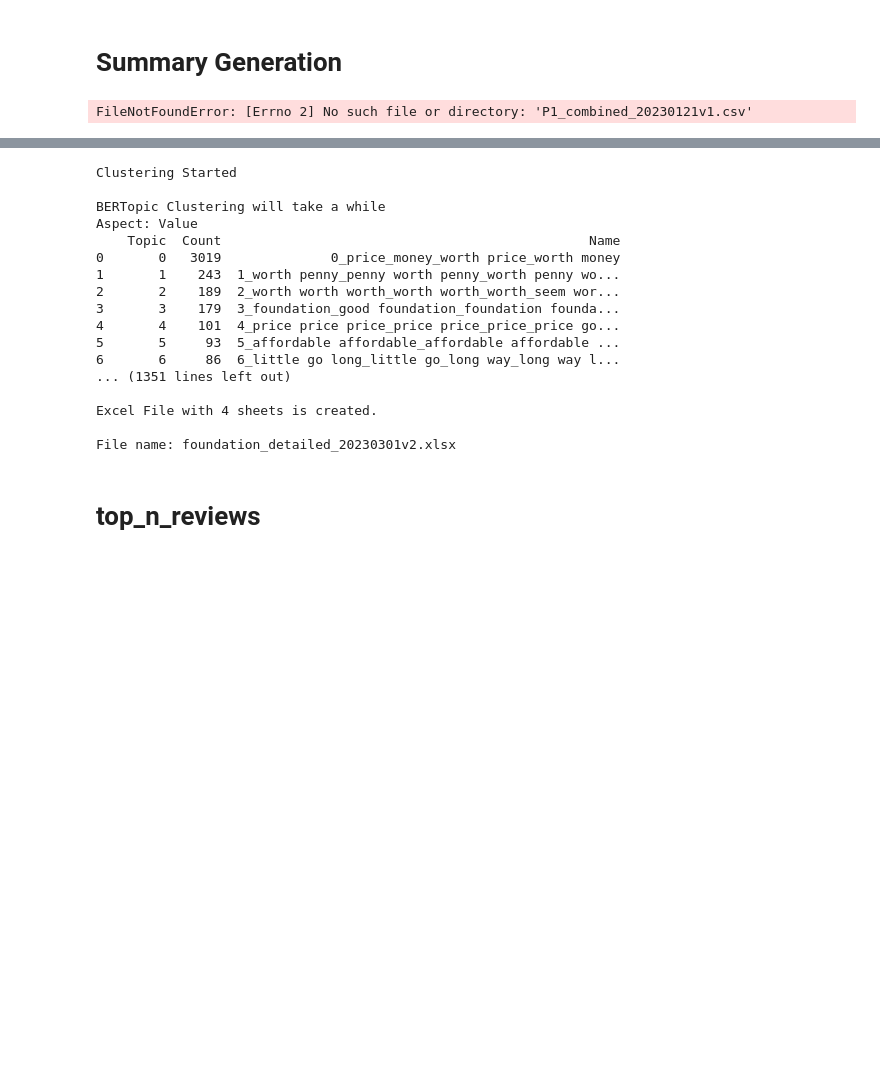
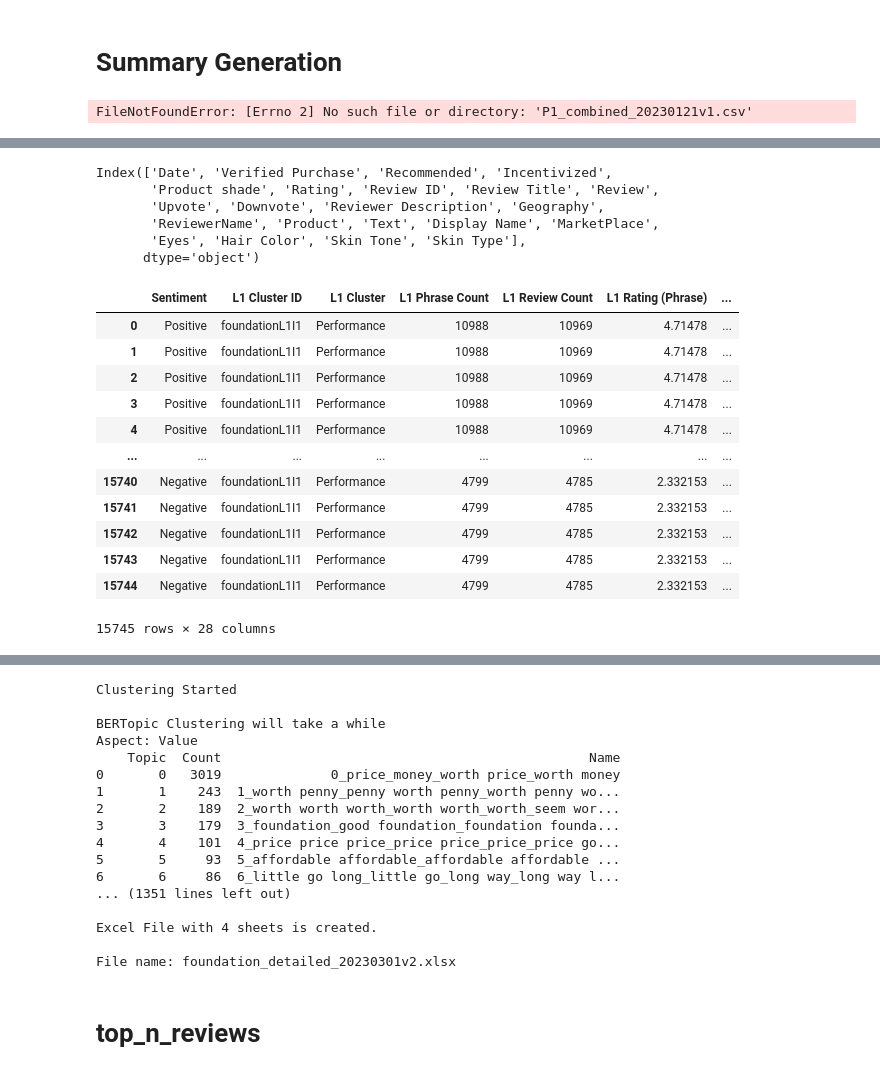
Before and after one commit to KshitizKumawat/moksh.io, a Jupyter notebook: moksh.ipynb, the cells around one changed output, grey strips where cells are left out. Saved outputs shown, nothing was run; the diff lists cells and outputs as text; code cells hidden in the pictures; blank space fills up the shorter version.

```diff
--- a/moksh.ipynb
+++ b/moksh.ipynb
@@ -747,8 +815,8 @@ daf = cluster_merge(df,multi_product=False)
 daf.to_excel('C1_P1_P2_detailed_20230225v1.xlsx',index=False)
 # %%
 def detailed_output(df,map_dict,client,take_sentiment=True,flag_rating=4,multi_product=False,compress=True,merging=False,
-                    min_l3_clusters=3,min_l3_phrases=10,percentage=10,words_per_topic=5,ng_range=(1,3),words_to_remove=[],
-                    date=date.today().strftime('%Y%m%d'),version='v1',create_exl=False):
+                    min_l3_clusters=3,min_l3_phrases=10,percentage=10,words_per_topic=5,n_neighbors=100,ng_range=(1,3),
+                    words_to_remove=[],date=date.today().strftime('%Y%m%d'),version='v1',create_exl=False):
     ###################################Removing Outlier Clusters################################
     df3 = df
     #########################################sheet5##########################################
@@ -774,7 +842,7 @@ def detailed_output(df,map_dict,client,take_sentiment=True,flag_rating=4,multi_p
 
     #######################################Clustering###########################################
     print("BERTopic Clustering will take a while")
-    nlp = spacy.load("en_core_web_trf")
+    nlp = spacy.load("en_core_web_sm")
     stopwords = ['i', 'me', 'my', 'myself', 'we', 'our', 'ours', 'ourselves', 'you', "you're", "you've", "you'll", "you'd", 'your',
      'yours', 'yourself', 'yourselves', 'he', 'him', 'his', 'himself', 'she', "she's", 'her', 'hers', 'herself', 'it', "it's",
     'its','itself', 'they', 'them', 'their', 'theirs', 'themselves', 'what', 'which', 'who', 'whom', 'this', 'that', "that'll",
@@ -790,7 +858,6 @@ def detailed_output(df,map_dict,client,take_sentiment=True,flag_rating=4,multi_p
      'thisssss', 'could','really','always','bc','truly','literally','48','none','yet','actually','like','would','ever','issss',
     'although','much','10','do','super','c','f','definitely','completely','totally','ski','ive']+words_to_remove # 'not','no'
     def tokenization(text):
-#         tk = WhitespaceTokenizer()
         return word_tokenize(text)
     def remove_stopwords(text):
         output= [i for i in text if i.lower() not in stopwords]
@@ -815,8 +882,27 @@ def detailed_output(df,map_dict,client,take_sentiment=True,flag_rating=4,multi_p
                 print("There are no phrases for this aspect & sentiment.")
                 continue
 
-            df1 = clustering(df1,words_per_topic,ng_range,compress,nlp,tokenization,remove_stopwords,aspect)
+            scores = {}
+            for x in words_per_topic:
+              for y in n_neighbors:
+                st = time.time()
+                df1 = clustering(df1,y,x,ng_range,compress,nlp,tokenization,remove_stopwords,aspect)
+                vectorizer = TfidfVectorizer()
+                dv = vectorizer.fit_transform(df1['Phrase'])
+                try:
+                    sc = silhouette_score(dv,df1['Cluster'])
+                    scores[sc] = [x,y]
+                    et = time.time()
+                    print("words_per_topic & n_neighbors:",[x,y])
+                    print("silhouette_score:",sc)
+                    print("Time Taken {:.2f} sec \n".format(et-st))
+                except:
+                    pass
 
+            max_score = max(scores.keys())
+            print("Max Score:",max_score)
+            print("words_per_topic & n_neighbors:",[scores[max_score][0],scores[max_score][1]])
+            df1 = clustering(df1,scores[max_score][1],scores[max_score][0],ng_range,compress,nlp,tokenization,remove_stopwords,aspect)
             #This code will give us the most similar phrase inside each L3 Cluster
             df1 = most_similar_phrase(df1)
 
@@ -991,12 +1077,12 @@ li = ['Marketing', 'Texture', 'Hair/scalp', 'Competitor','Performance',
 # %%
 df = pd.read_excel('foundation_completion_20230302v1.xlsx')
 # %%
-df1 = df[(df['L3 Cluster']=='Last')&(df['L2 Cluster']=='Time')]
-df1 = df1.loc[:,['Sentiment','L2 Cluster','L4 Phrase','Review','Date','Review ID','Review Rating']]
-df1.columns = ['Sentiment','Aspect','Phrase','Review','Date','Review ID','Rating']
+df1 = df[(df['Aspect']=='Skin')]
+# df1 = df1.loc[:,['Sentiment','L2 Cluster','L4 Phrase','Review','Date','Review ID','Review Rating']]
+# df1.columns = ['Sentiment','Aspect','Phrase','Review','Date','Review ID','Rating']
 # %%
-l1 = detailed_output(df,map_dict=dP1,client='foundation',take_sentiment=False,ng_range=(1,3),
-                     words_per_topic=10,words_to_remove=[],multi_product=False,compress=True,create_exl=True,version='v1')
+l1 = detailed_output(df1,map_dict=dP1,client='foundation',take_sentiment=False,ng_range=(1,3),n_neighbors=15,
+                     words_per_topic = 1,words_to_remove=[],multi_product=False,compress=True,create_exl=False,version='v1')
 # %% [output]
 Clustering Started
 
@@ -1017,0 +1104,27 @@ File name: foundation_category_detailed_20230303v1.xlsx
+# %%
+daf = pd.read_excel('foundation_all_reviews_20230228v1.xlsx')
+# %%
+daf.columns
+# %% [output]
+Index(['Date', 'Verified Purchase', 'Recommended', 'Incentivized',
+       'Product shade', 'Rating', 'Review ID', 'Review Title', 'Review',
+       'Upvote', 'Downvote', 'Reviewer Description', 'Geography',
+       'ReviewerName', 'Product', 'Text', 'Display Name', 'MarketPlace',
+       'Eyes', 'Hair Color', 'Skin Tone', 'Skin Type'],
+      dtype='object')
+# %%
+pd.merge(l1[0],daf.loc[:,['Skin Type','Review ID']],on='Review ID')
+# %% [output]
+|  | Sentiment | L1 Cluster ID | L1 Cluster | L1 Phrase Count | L1 Review Count | L1 Rating (Phrase) | ... |
+| 0 | Positive | foundationL1I1 | Performance | 10988 | 10969 | 4.71478 | ... |
+| 1 | Positive | foundationL1I1 | Performance | 10988 | 10969 | 4.71478 | ... |
+| 2 | Positive | foundationL1I1 | Performance | 10988 | 10969 | 4.71478 | ... |
+| 3 | Positive | foundationL1I1 | Performance | 10988 | 10969 | 4.71478 | ... |
+| 4 | Positive | foundationL1I1 | Performance | 10988 | 10969 | 4.71478 | ... |
+| ... | ... | ... | ... | ... | ... | ... | ... |
+| 15740 | Negative | foundationL1I1 | Performance | 4799 | 4785 | 2.332153 | ... |
+| 15741 | Negative | foundationL1I1 | Performance | 4799 | 4785 | 2.332153 | ... |
+| 15742 | Negative | foundationL1I1 | Performance | 4799 | 4785 | 2.332153 | ... |
+| 15743 | Negative | foundationL1I1 | Performance | 4799 | 4785 | 2.332153 | ... |
+| 15744 | Negative | foundationL1I1 | Performance | 4799 | 4785 | 2.332153 | ... |
+15745 rows × 28 columns
```
Also changed, not shown: parts of 22 cells of this notebook, 4 other files.
